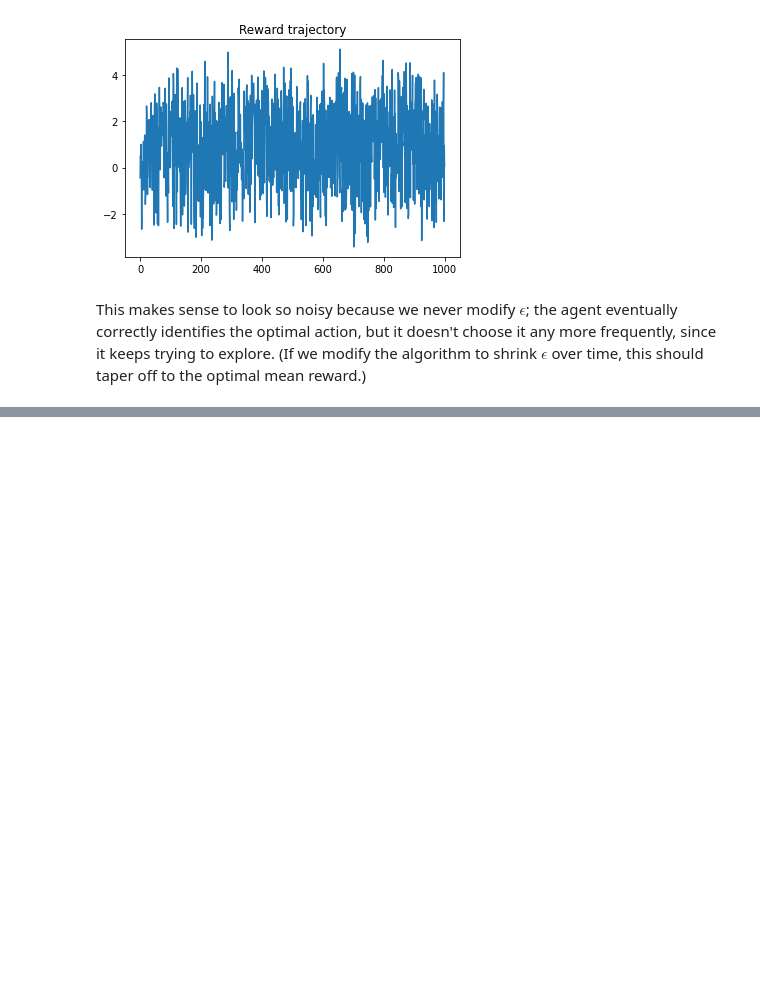
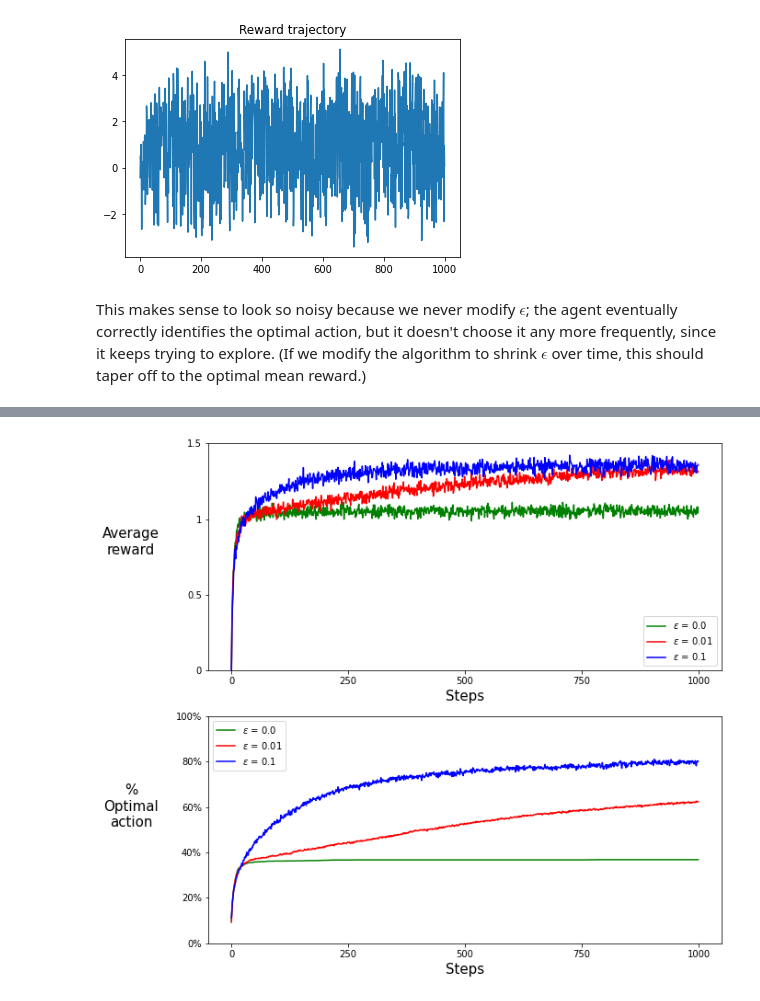
Before and after one commit to StanleyTuz/reinforcement-learning, a Jupyter notebook: sutton_barto/ch2.ipynb, the cells around one changed output, grey strips where cells are left out. Drawn from its saved outputs; the diff is of its cells as text; code cells hidden in the pictures; blank space fills up the shorter version.

```diff
--- a/sutton_barto/ch2.ipynb
+++ b/sutton_barto/ch2.ipynb
@@ -103,0 +71,16 @@ plt.show()
+# %%
+epsilons = [0.00, 0.01, 0.10]
+num_actions = 10
+num_runs_per_epsilon = 2_000
+num_steps_per_run = 1_000
+
+trajectories = interface.run_testbed(
+    epsilons,
+    num_actions,
+    num_runs_per_epsilon,
+    num_steps_per_run,
+)
+# %%
+interface.plot_trajectories_testbed(trajectories)
+# %% [output]
+[figure, added]
```
Also changed, not shown: parts of 26 cells of this notebook, 3 other files.
